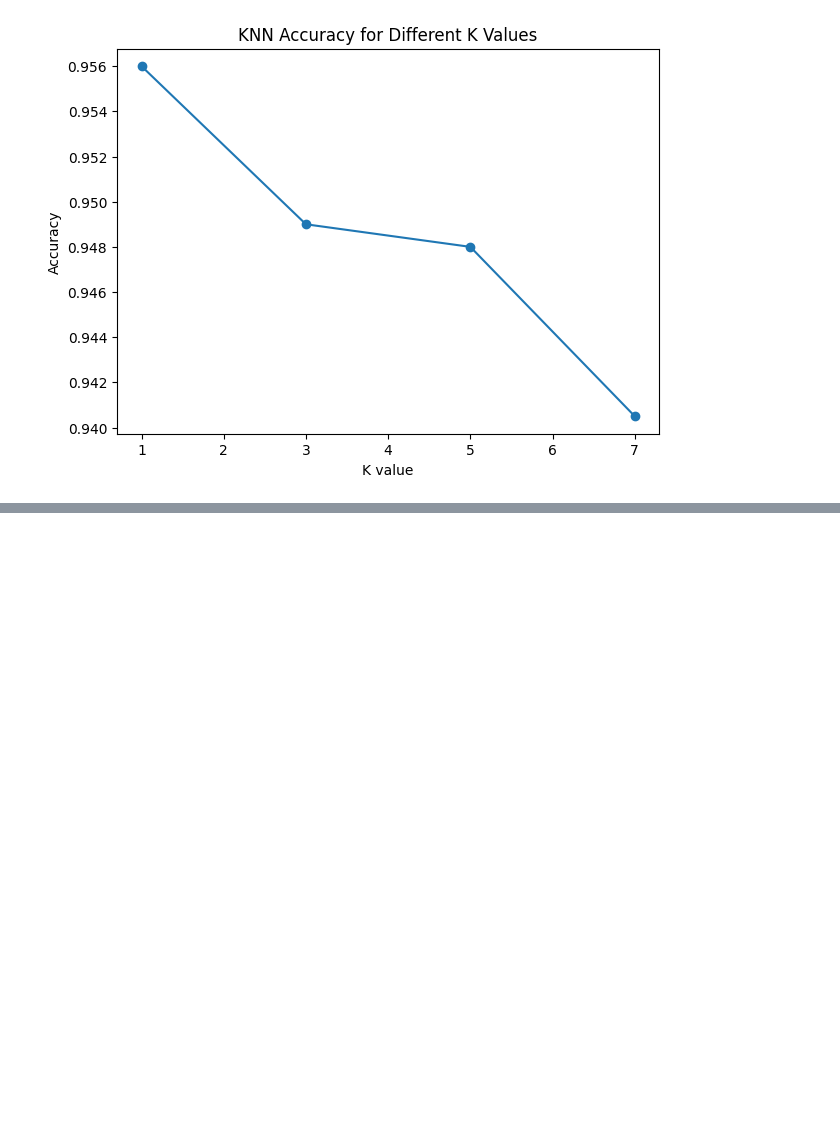
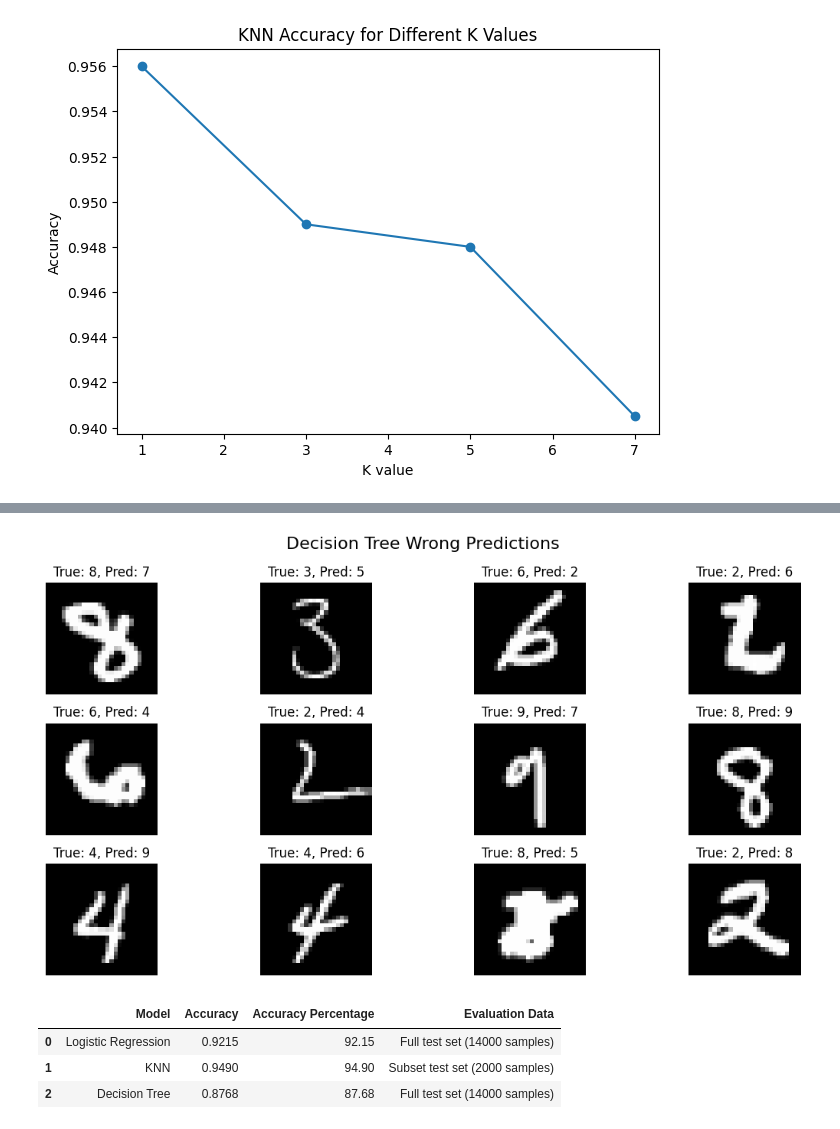
Before and after one commit to vaishnavifrsharma/MNIST-DIGIT-RECOGNIZER, a Jupyter notebook: MNIST_pynb.ipynb, the cells around one changed output, grey strips where cells are left out. Saved outputs shown, nothing was run; the diff lists cells and outputs as text; code cells hidden in the pictures; blank space fills up the shorter version.

```diff
--- a/MNIST_pynb.ipynb
+++ b/MNIST_pynb.ipynb
@@ -195,0 +246,52 @@ plt.show()
+# %%
+# Find wrong predictions
+wrong_indices_dt = np.where(y_test.to_numpy() != y_pred_dt)[0]
+
+plt.figure(figsize=(12, 6))
+
+for i, idx in enumerate(wrong_indices_dt[:12]):
+    image = X_test.iloc[idx].to_numpy().reshape(28, 28)
+    true_label = y_test.iloc[idx]
+    predicted_label = y_pred_dt[idx]
+
+    plt.subplot(3, 4, i + 1)
+    plt.imshow(image, cmap="gray")
+    plt.title(f"True: {true_label}, Pred: {predicted_label}")
+    plt.axis("off")
+
+plt.suptitle("Decision Tree Wrong Predictions", fontsize=16)
+plt.tight_layout()
+plt.show()
+# %% [output]
+[figure, added]
+# %%
+# 8 Model Comparison
+model_comparison = pd.DataFrame({
+    "Model": [
+        "Logistic Regression",
+        "KNN",
+        "Decision Tree"
+    ],
+    "Accuracy": [
+        0.9215,
+        0.9490,
+        0.8768
+    ],
+    "Accuracy Percentage": [
+        0.9215 * 100,
+        0.9490 * 100,
+        0.8768 * 100
+    ],
+    "Evaluation Data": [
+        "Full test set (14000 samples)",
+        "Subset test set (2000 samples)",
+        "Full test set (14000 samples)"
+    ]
+})
+
+model_comparison
+# %% [output]
+|  | Model | Accuracy | Accuracy Percentage | Evaluation Data |
+| 0 | Logistic Regression | 0.9215 | 92.15 | Full test set (14000 samples) |
+| 1 | KNN | 0.9490 | 94.90 | Subset test set (2000 samples) |
+| 2 | Decision Tree | 0.8768 | 87.68 | Full test set (14000 samples) |
```
Also changed, not shown: parts of 6 cells of this notebook.
